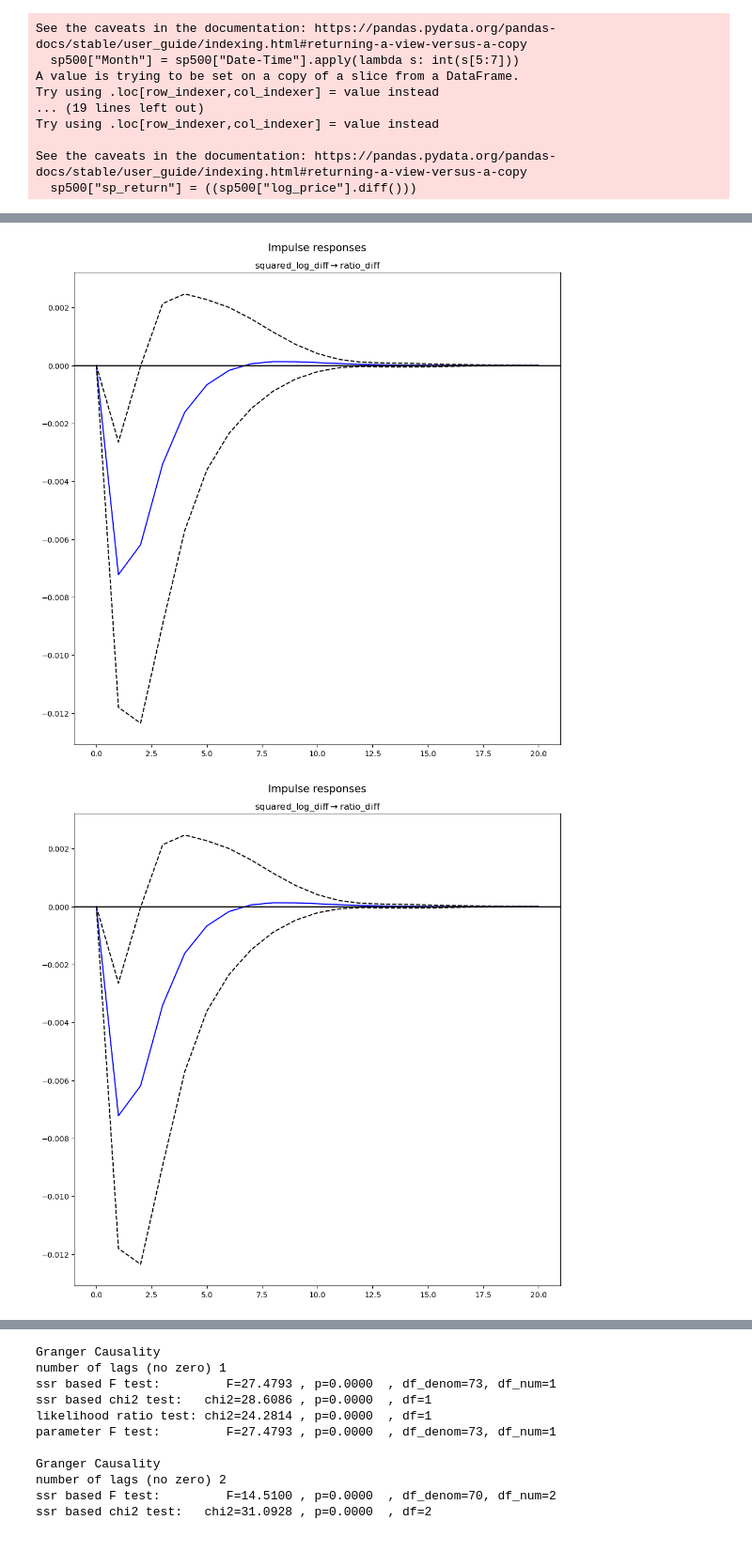
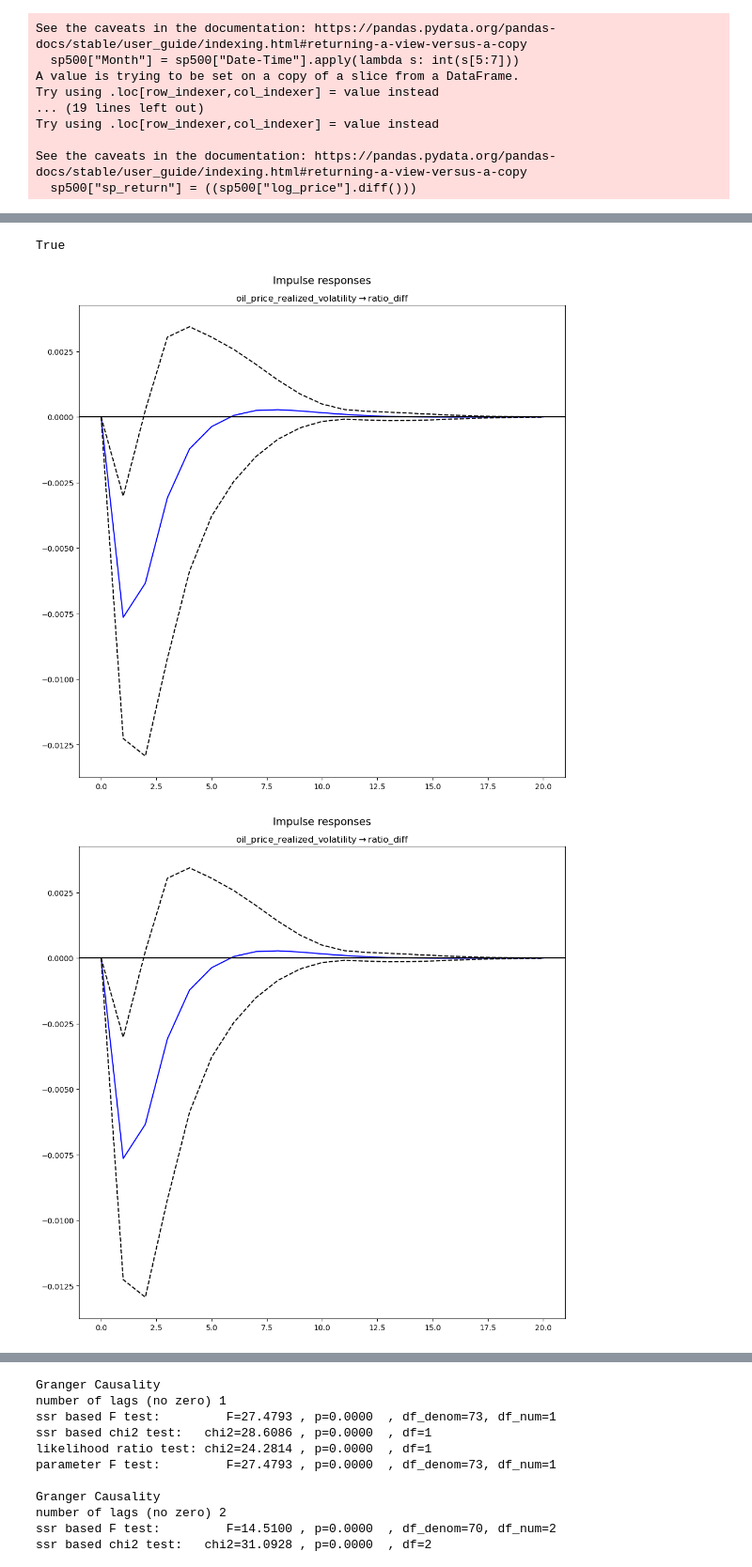
Before and after one commit to nklatsky/datathon-s24-team4-code, a Jupyter notebook: oil_volatility_employment_analysis.ipynb, the cells around one changed output, grey strips where cells are left out. Shown: that part at 94% size. Saved outputs shown, nothing was run; the diff lists cells and outputs as text; code cells hidden in the pictures.

```diff
--- a/oil_volatility_employment_analysis.ipynb
+++ b/oil_volatility_employment_analysis.ipynb
@@ -236,8 +244,8 @@ oil_price["Month"] = oil_price["Date_Time"].apply(lambda s: int(s[5:7]))
 oil_price["Quarter"] = ((oil_price["Month"]-1) // 3 + 1).astype(int)
 oil_price["Quarter_Date_Time"] = oil_price.apply(lambda row: datetime(year=row["Year"], month=row["Quarter"]*3 - 2, day=1), axis=1)
 oil_price["log_price"] = np.log(oil_price["Value"])
-oil_price["squared_log_diff"] = (oil_price["log_price"].diff())**2
-realized_volatility = oil_price.groupby(["Quarter_Date_Time"]).agg({"squared_log_diff": "sum"}).reset_index()
+oil_price["oil_price_realized_volatility"] = (oil_price["log_price"].diff())**2
+realized_volatility = oil_price.groupby(["Quarter_Date_Time"]).agg({"oil_price_realized_volatility": "sum"}).reset_index()
 # %% [output]
 A value is trying to be set on a copy of a slice from a DataFrame.
 Try using .loc[row_indexer,col_indexer] = value instead
@@ -273,9 +305,9 @@ adfuller(realized_volatility["squared_log_diff"])
   '10%': -2.577221358046935},
  -362.016674771728)
 # %%
-realized_volatility["squared_log_diff_1"] = realized_volatility["squared_log_diff"].shift(1)
-realized_volatility["squared_log_diff_2"] = realized_volatility["squared_log_diff"].shift(2)
-realized_volatility["squared_log_diff_3"] = realized_volatility["squared_log_diff"].shift(3)
+realized_volatility["squared_log_diff_1"] = realized_volatility["oil_price_realized_volatility"].shift(1)
+realized_volatility["squared_log_diff_2"] = realized_volatility["oil_price_realized_volatility"].shift(2)
+realized_volatility["squared_log_diff_3"] = realized_volatility["oil_price_realized_volatility"].shift(3)
 #realized_volatility["squared_log_diff_4"] = realized_volatility["squared_log_diff"].shift(4)
 # %%
 # import data
@@ -294,13 +326,13 @@ sp500["Month"] = sp500["Date-Time"].apply(lambda s: int(s[5:7]))
 sp500["Quarter"] = ((sp500["Month"]-1) // 3 + 1).astype(int)
 sp500["Quarter_Date_Time"] = sp500.apply(lambda row: datetime(year=row["Year"], month=row["Quarter"]*3 - 2, day=1), axis=1)
 sp500["log_price"] = np.log(sp500["Close"])
-sp500["log_diff_squared"] = ((sp500["log_price"].diff())**2)
+sp500["sp500_volatility"] = ((sp500["log_price"].diff())**2)
 sp500["sp_return"] = ((sp500["log_price"].diff()))
-sp500_rv = sp500.groupby(["Quarter_Date_Time"]).agg({"log_diff_squared": "sum", "sp_return": "sum"}).reset_index()
-sp500_rv["log_diff_squared_1"] = sp500_rv["log_diff_squared"].shift(1)
-sp500_rv["log_diff_squared_2"] = sp500_rv["log_diff_squared"].shift(2)
-sp500_rv["log_diff_squared_3"] = sp500_rv["log_diff_squared"].shift(3)
-sp500_rv["log_diff_squared_4"] = sp500_rv["log_diff_squared"].shift(4)
+sp500_rv = sp500.groupby(["Quarter_Date_Time"]).agg({"sp500_volatility": "sum", "sp_return": "sum"}).reset_index()
+sp500_rv["sp500_volatility_lag_1"] = sp500_rv["sp500_volatility"].shift(1)
+sp500_rv["sp500_volatility_lag_2"] = sp500_rv["sp500_volatility"].shift(2)
+sp500_rv["sp500_volatility_lag_3"] = sp500_rv["sp500_volatility"].shift(3)
+sp500_rv["sp500_volatility_lag_4"] = sp500_rv["sp500_volatility"].shift(4)
 sp500_rv = sp500_rv.dropna()
 # %% [output]
 A value is trying to be set on a copy of a slice from a DataFrame.
@@ -363,7 +395,7 @@ merged_df
 | 76 | 2019-10-01 | 0.002243 | 0.081159 | 0.005743 | 0.003483 | ... |
 77 rows × 25 columns
 # %%
-model = VAR(merged_df[["ratio_diff", "squared_log_diff"]], merged_df[["log_diff_squared", "log_diff_squared_1", "labor_force_pct_change"]])
+model = VAR(merged_df[["ratio_diff", "oil_price_realized_volatility"]], merged_df[["sp500_volatility", "sp500_volatility_lag_1", "labor_force_pct_change"]])
 # %%
 results = model.fit(maxlags=4, ic='aic')
 results.summary()
@@ -394,5 +426,9 @@ Granger causality F-test. H_0: squared_log_diff does not Granger-cause ratio_dif
+# %%
+results.is_stable()
+# %% [output]
+True
 # %%
-results.irf(periods=20).plot(response="ratio_diff", impulse="squared_log_diff")
+results.irf(periods=20).plot(response="ratio_diff", impulse="oil_price_realized_volatility")
 # %% [output]
-[figure, old version]
+[figure, new version]
-[figure, old version]
+[figure, new version]
```
Also changed, not shown: parts of 16 cells of this notebook.
